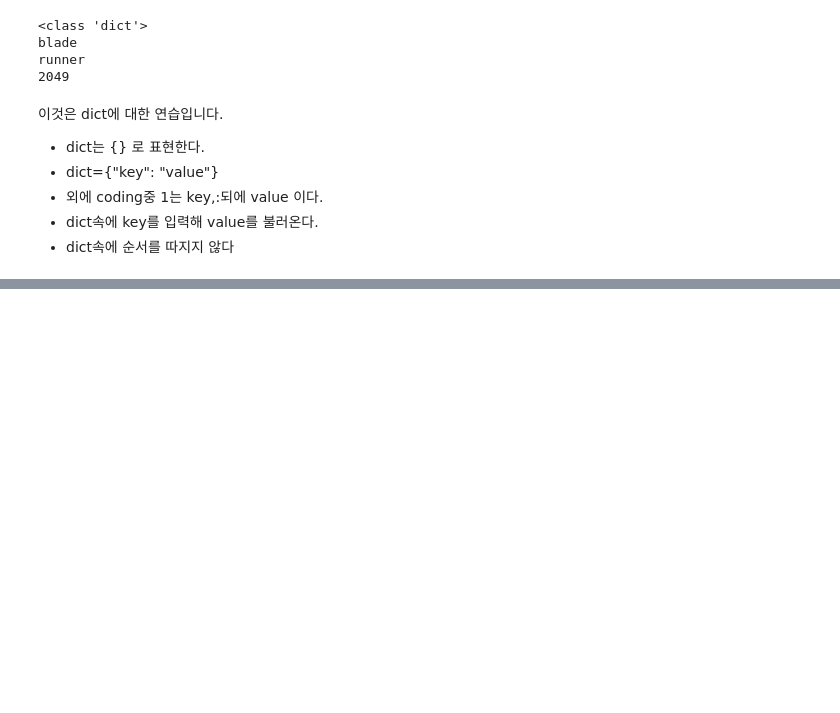
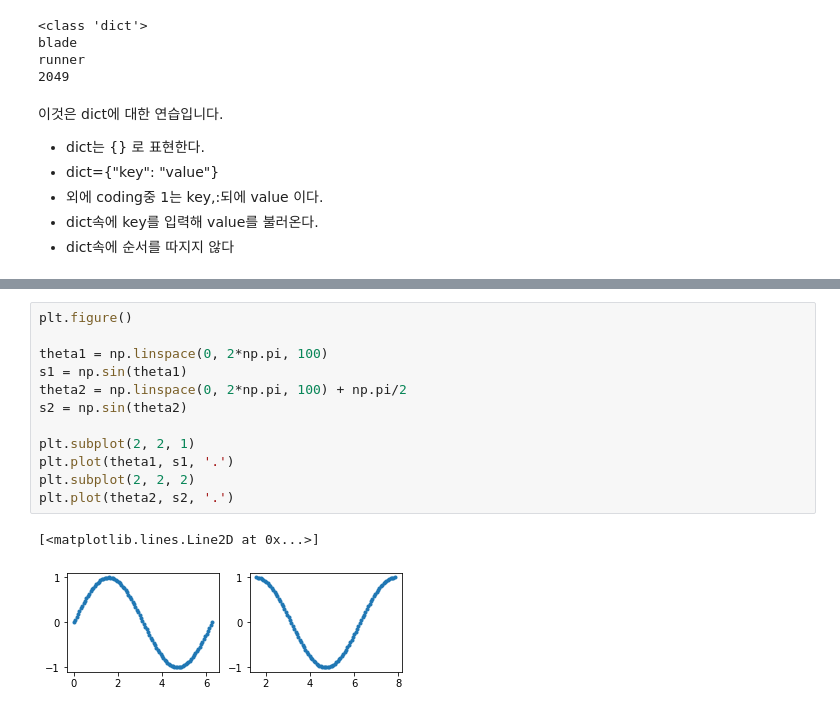
Before and after one commit to zhaoziqian2019240083/2022.3-, a Jupyter notebook: 3_21_assignment.ipynb, the cells around one changed output, grey strips where cells are left out. Saved outputs shown, nothing was run; the diff lists cells and outputs as text; blank space fills up the shorter version.

```diff
--- a/3_21_assignment.ipynb
+++ b/3_21_assignment.ipynb
@@ -99,0 +557,15 @@ runner
+# %%
+plt.figure()
+
+theta1 = np.linspace(0, 2*np.pi, 100)
+s1 = np.sin(theta1)
+theta2 = np.linspace(0, 2*np.pi, 100) + np.pi/2
+s2 = np.sin(theta2)
+
+plt.subplot(2, 2, 1)
+plt.plot(theta1, s1, '.')
+plt.subplot(2, 2, 2)
+plt.plot(theta2, s2, '.')
+# %% [output]
+[<matplotlib.lines.Line2D at 0x...>]
+[figure, added]
```
Also changed, not shown: parts of 73 cells of this notebook.
